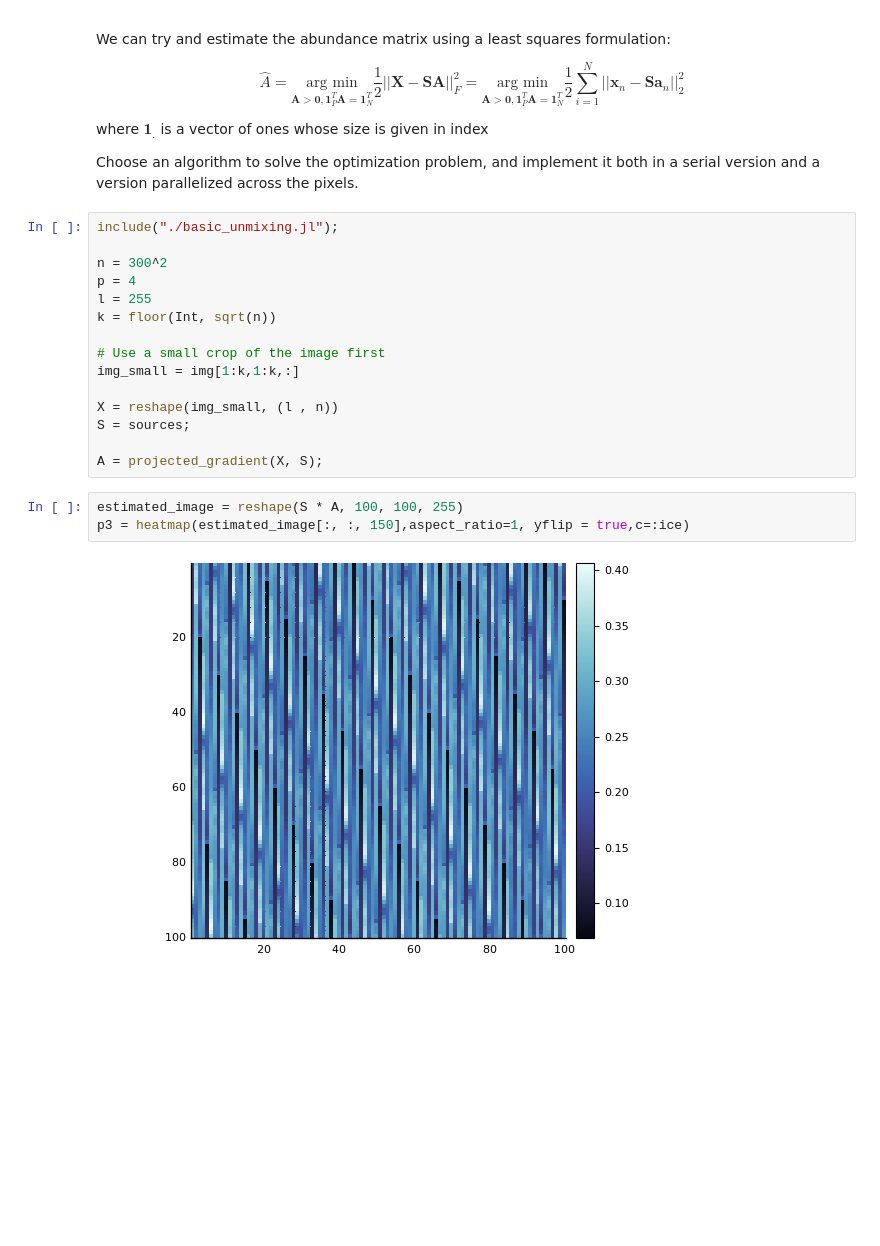
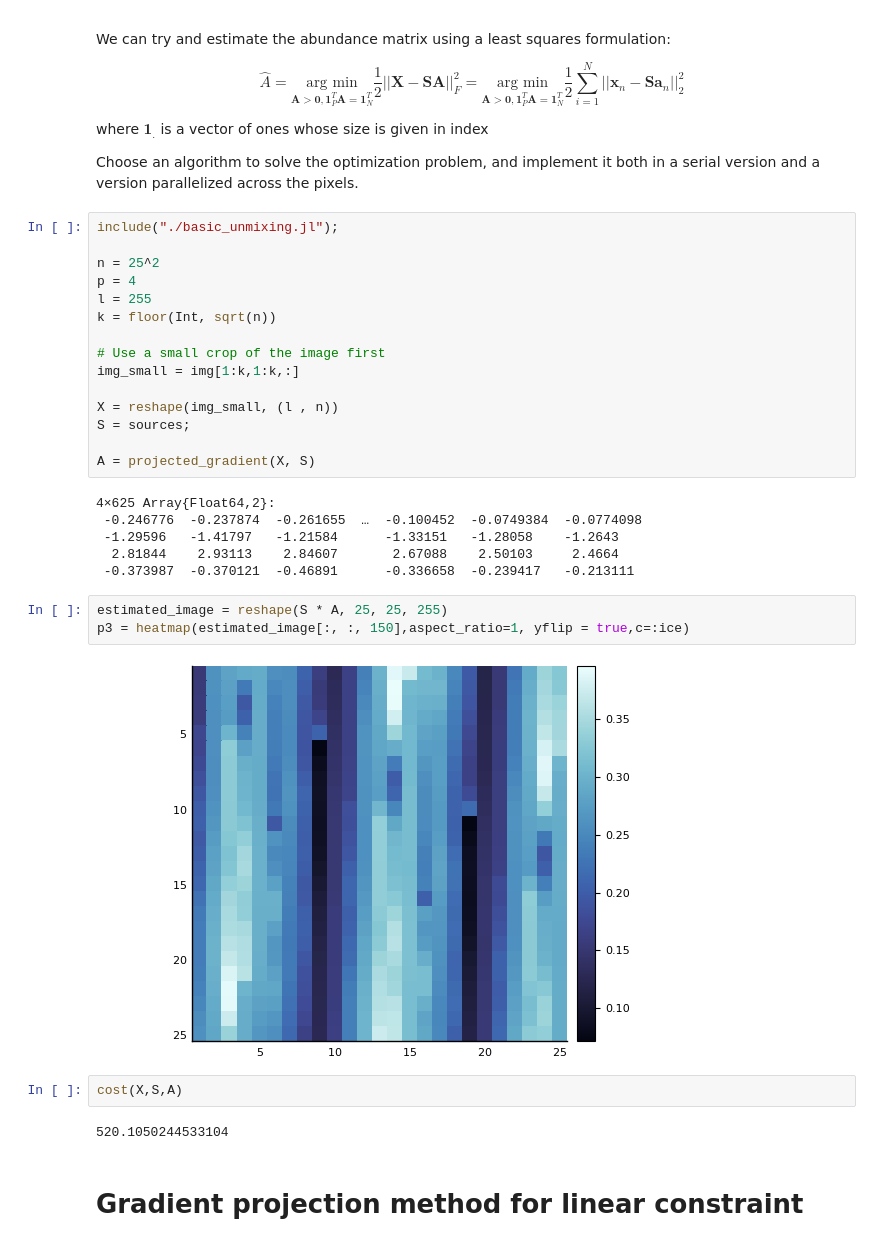
Before and after one commit to robincourant/parallel_optimization, a Jupyter notebook: parallel_optimization.ipynb, the cells around one changed output. Drawn from its saved outputs; the diff is of its cells as text; blank space fills up the shorter version.

```diff
--- a/parallel_optimization.ipynb
+++ b/parallel_optimization.ipynb
@@ -70,7 +72,7 @@ Choose an algorithm to solve the optimization problem, and implement it both in
 # %%
 include("./basic_unmixing.jl");
 
-n = 300^2
+n = 25^2
 p = 4
 l = 255
 k = floor(Int, sqrt(n))
@@ -81,9 +83,21 @@ img_small = img[1:k,1:k,:]
 X = reshape(img_small, (l , n))
 S = sources;
 
-A = projected_gradient(X, S);
+A = projected_gradient(X, S)
+# %% [output]
+4×625 Array{Float64,2}:
+ -0.246776  -0.237874  -0.261655  …  -0.100452  -0.0749384  -0.0774098
+ -1.29596   -1.41797   -1.21584      -1.33151   -1.28058    -1.2643
+  2.81844    2.93113    2.84607       2.67088    2.50103     2.4664
+ -0.373987  -0.370121  -0.46891      -0.336658  -0.239417   -0.213111
 # %%
-estimated_image = reshape(S * A, 100, 100, 255)
+estimated_image = reshape(S * A, 25, 25, 255)
 p3 = heatmap(estimated_image[:, :, 150],aspect_ratio=1, yflip = true,c=:ice)
 # %% [output]
-[figure, old version]
+[figure, new version]
+# %%
+cost(X,S,A)
+# %% [output]
+520.1050244533104
+# %% [markdown]
+# Gradient projection method for linear constraint
```
Also changed, not shown: parts of 10 cells of this notebook.
